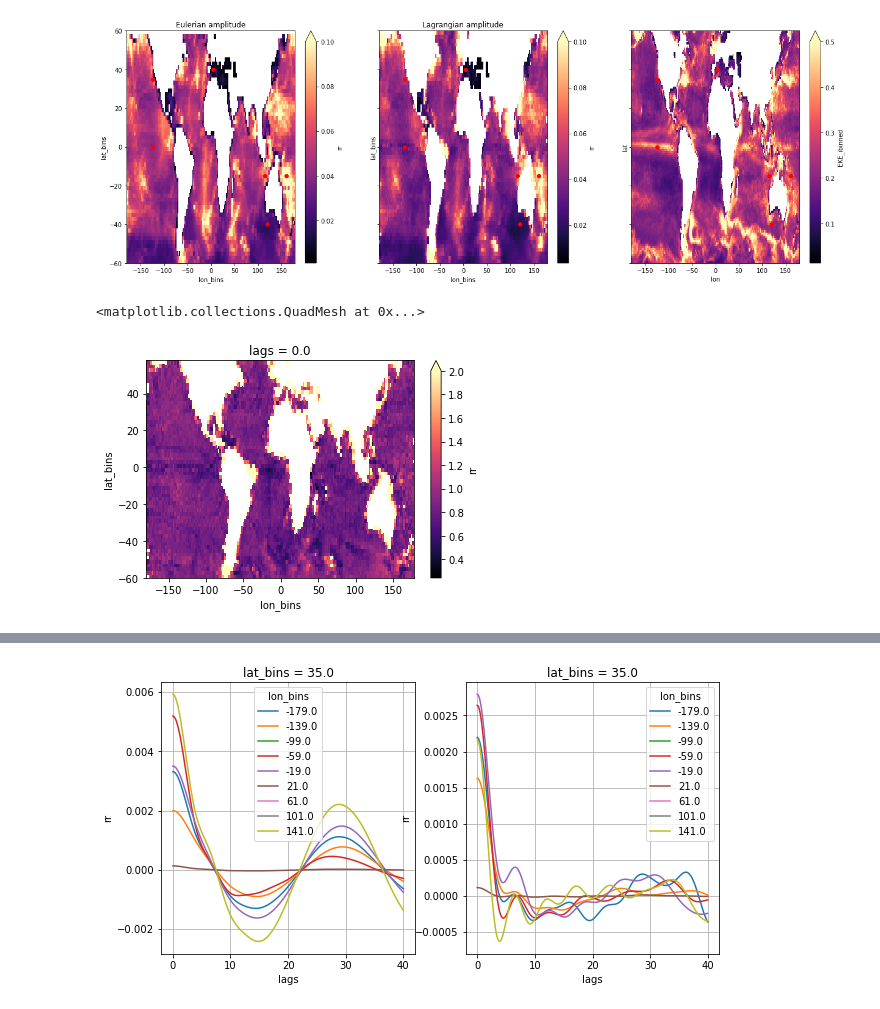
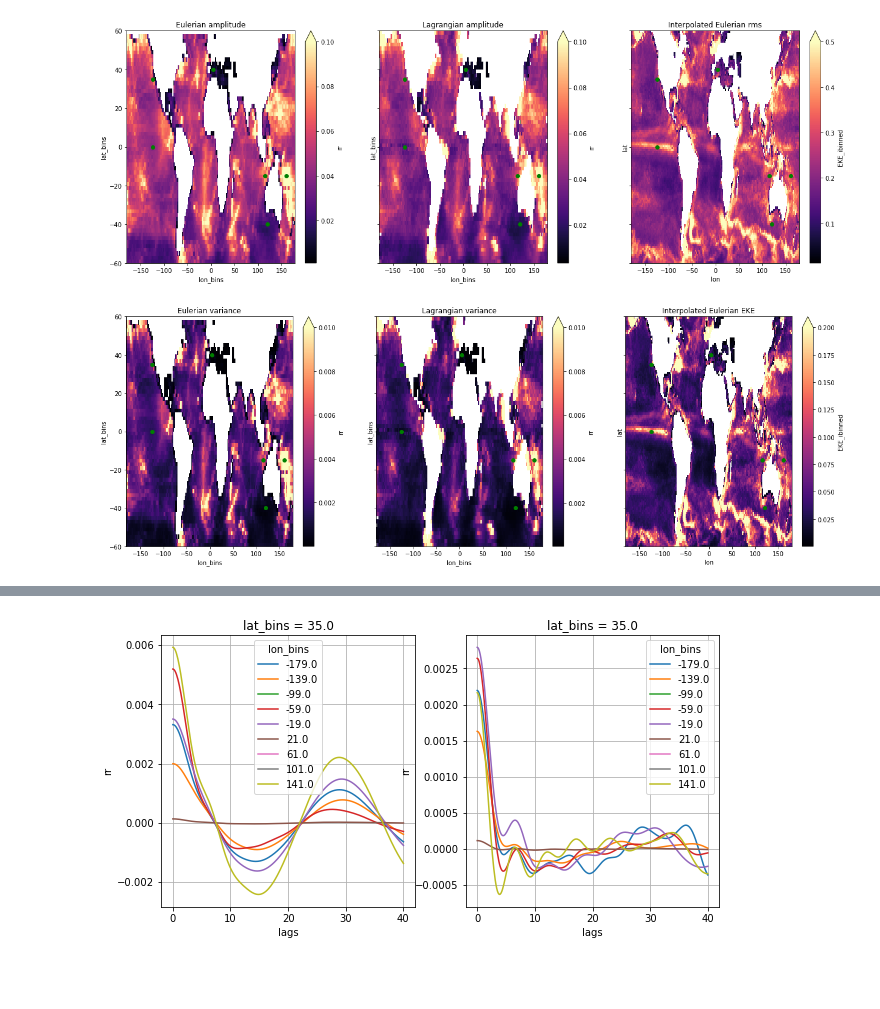
Before and after one commit to zcasparco/equinox_phd, a Jupyter notebook: llc4320/EL_cov_binned.ipynb, the cells around one changed output, grey strips where cells are left out. Drawn from its saved outputs; the diff is of its cells as text; code cells hidden in the pictures; blank space fills up the shorter version.

```diff
--- a/llc4320/EL_cov_binned.ipynb
+++ b/llc4320/EL_cov_binned.ipynb
@@ -53,21 +59,31 @@ dsL['count'].where(dsL['count']>0).plot()
 # %%
 %matplotlib inline
 cmap = 'magma'
 fig,axs = plt.subplots(1,3,figsize=(21,7),sharey=True)
 np.sqrt(dsE.isel(lags=0).rr).plot(ax=axs[0],vmax=0.1,cmap=cmap,y='lat_bins')
 axs[0].set_title('Eulerian amplitude')
 np.sqrt(dsL.isel(lags=0).rr).plot(ax=axs[1],vmax=0.1,cmap=cmap,y='lat_bins')
 axs[1].set_title('Lagrangian amplitude')
 np.sqrt(dsL_stats['EKE_ibinned']).sel(lat=slice(-60,60)).plot(y='lat',vmax=0.5,ax=axs[2],cmap=cmap)
+axs[2].set_title('Interpolated Eulerian rms')
 for bbox in [bbox_cal,bbox_nwa,bbox_nea,bbox_swa,bbox_med,bbox_eq]:
-    axs[0].scatter(bbox[0],bbox[1],c='r')
-    axs[1].scatter(bbox[0],bbox[1],c='r')
-    axs[2].scatter(bbox[0],bbox[1],c='r')
+    axs[0].scatter(bbox[0],bbox[1],c='g')
+    axs[1].scatter(bbox[0],bbox[1],c='g')
+    axs[2].scatter(bbox[0],bbox[1],c='g')
 #plt.show()
+
+fig,axs = plt.subplots(1,3,figsize=(21,7),sharey=True)
+(dsE.isel(lags=0).rr).plot(ax=axs[0],vmax=0.01,cmap=cmap,y='lat_bins')
+axs[0].set_title('Eulerian variance')
+(dsL.isel(lags=0).rr).plot(ax=axs[1],vmax=0.01,cmap=cmap,y='lat_bins')
+axs[1].set_title('Lagrangian variance')
+dsL_stats['EKE_ibinned'].sel(lat=slice(-60,60)).plot(y='lat',vmax=0.2,ax=axs[2],cmap=cmap)
+axs[2].set_title('Interpolated Eulerian EKE')
+for bbox in [bbox_cal,bbox_nwa,bbox_nea,bbox_swa,bbox_med,bbox_eq]:
+    axs[0].scatter(bbox[0],bbox[1],c='g')
+    axs[1].scatter(bbox[0],bbox[1],c='g')
+    axs[2].scatter(bbox[0],bbox[1],c='g')
+#plt.show()
 # %% [output]
-[figure, old version]
+[figure, new version]
+[figure, added]
-# %%
-(np.sqrt(dsL.isel(lags=0).rr)/np.sqrt(dsE.isel(lags=0).rr)).plot(cmap=cmap,vmax=2,y='lat_bins')
-# %% [output]
-<matplotlib.collections.QuadMesh at 0x...>
-[figure, removed]
```
Also changed, not shown: parts of 24 cells of this notebook.
